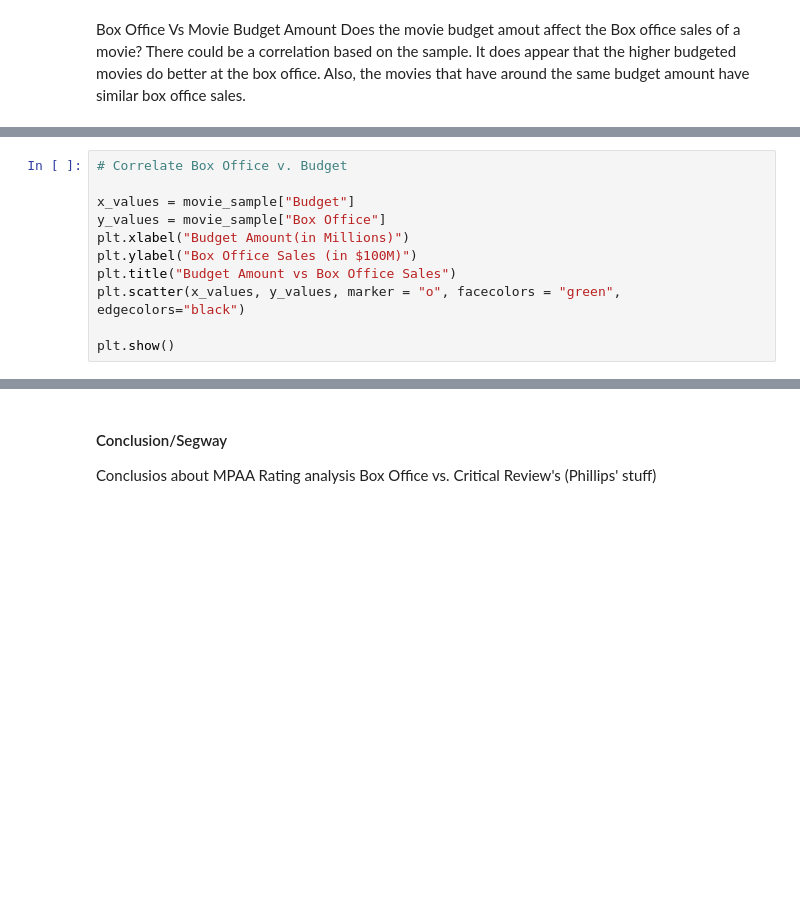
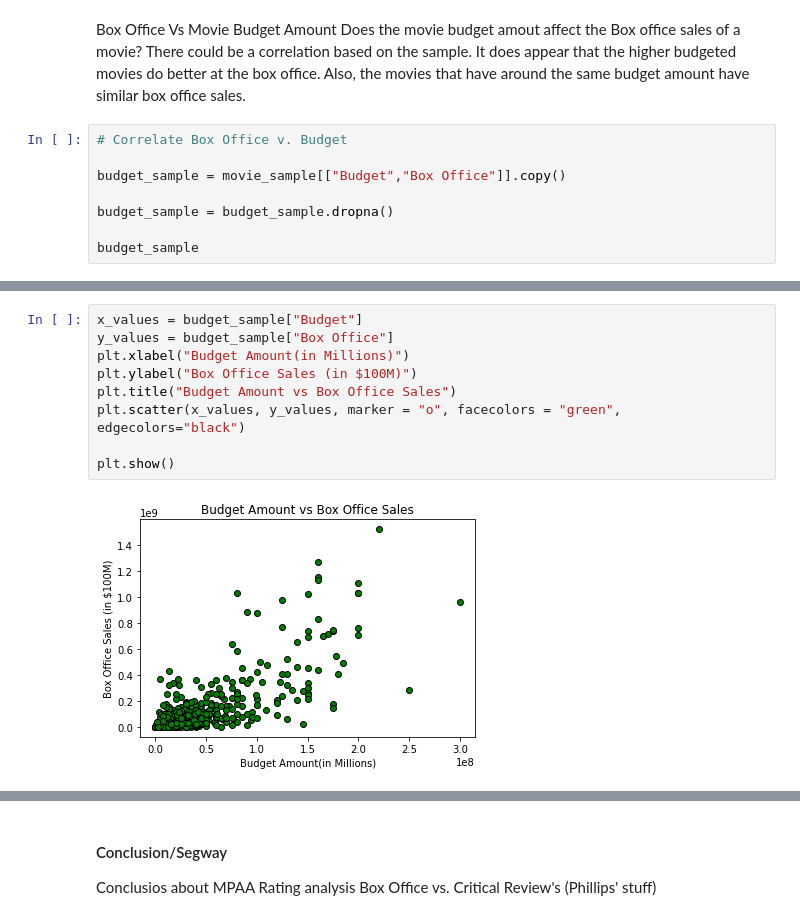
Before and after one commit to kellrow80/Project-1, a Jupyter notebook: Movie_DataQuest.ipynb, the cells around one changed output, grey strips where cells are left out. Cells and saved outputs as stored; diff of their text form; blank space fills up the shorter version.

```diff
--- a/Movie_DataQuest.ipynb
+++ b/Movie_DataQuest.ipynb
@@ -330,3 +422,11 @@ plt.show()
 Box Office Vs Movie Budget Amount
 Does the movie budget amout affect the Box office sales of a movie?
 There could be a correlation based on the sample.  It does appear that the higher budgeted movies do better at the box office. Also, the movies that have around the same budget amount have similar box office sales.
+# %%
+# Correlate Box Office v. Budget
+
+budget_sample = movie_sample[["Budget","Box Office"]].copy()
+
+budget_sample = budget_sample.dropna()
+
+budget_sample
@@ -333,12 +447,12 @@ There could be a correlation based on the sample.  It does appear that the highe
 # %%
-# Correlate Box Office v. Budget
-
-x_values = movie_sample["Budget"]
-y_values = movie_sample["Box Office"]
+x_values = budget_sample["Budget"]
+y_values = budget_sample["Box Office"]
 plt.xlabel("Budget Amount(in Millions)")
 plt.ylabel("Box Office Sales (in $100M)")
 plt.title("Budget Amount vs Box Office Sales")
 plt.scatter(x_values, y_values, marker = "o", facecolors = "green", edgecolors="black")
 
 plt.show()
+# %% [output]
+[figure, added]
 # %%
```
Also changed, not shown: parts of 32 cells of this notebook.
